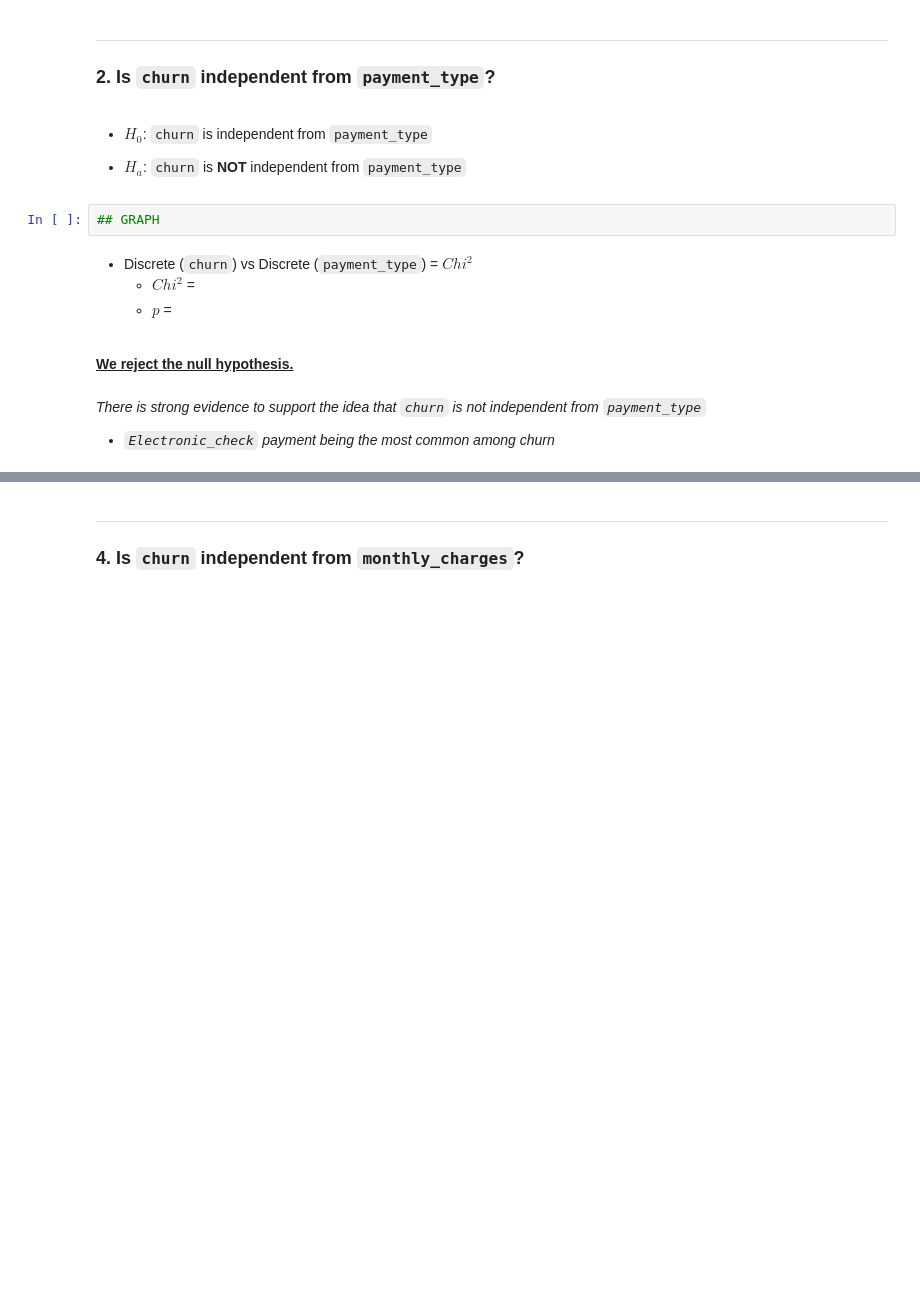
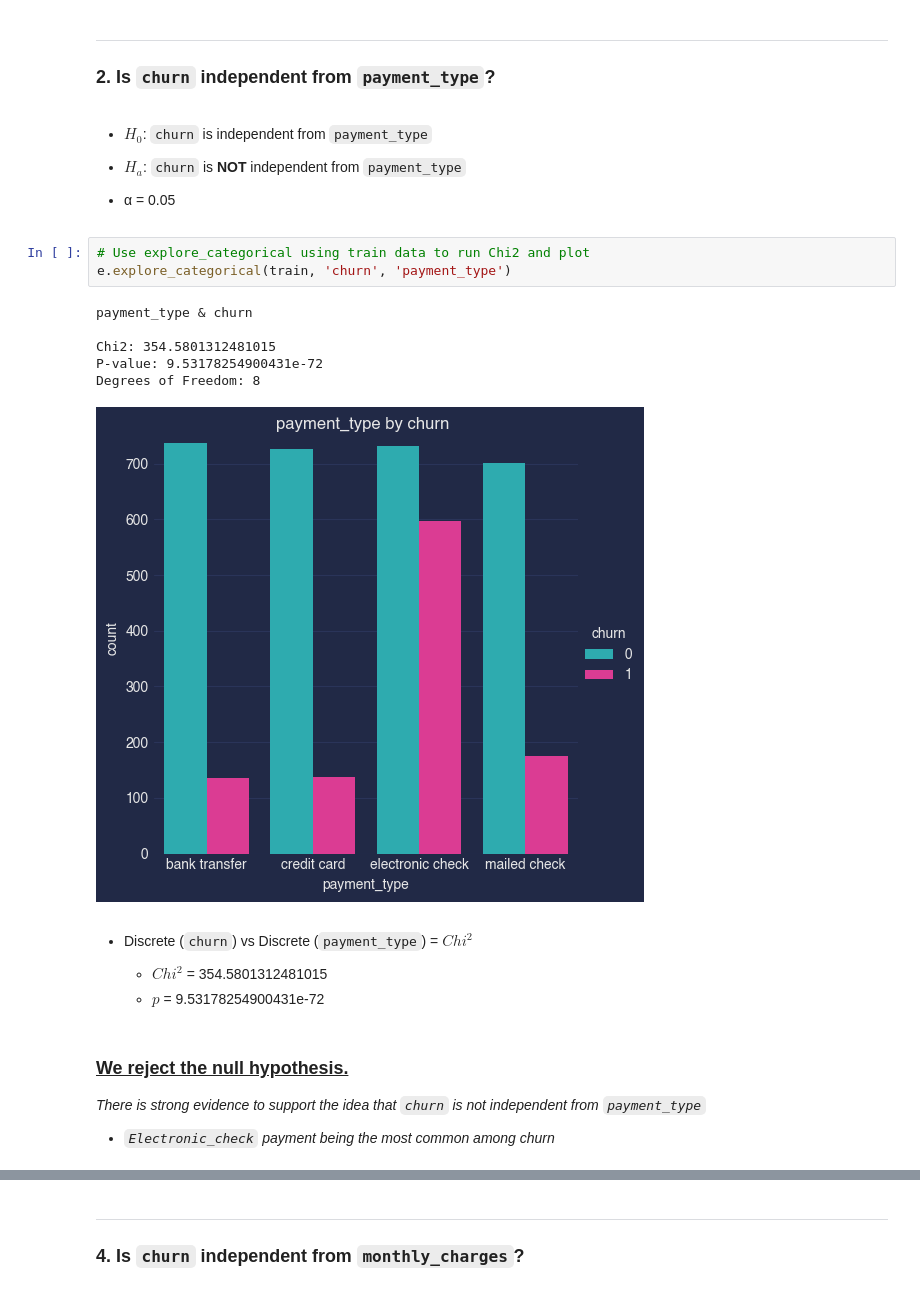
Before and after one commit to Zacharia-Schmitz/Telco_Project, a Jupyter notebook: telco_final.ipynb, the cells around one changed output, grey strips where cells are left out. Drawn from its saved outputs; the diff is of its cells as text; blank space fills up the shorter version.

```diff
--- a/telco_final.ipynb
+++ b/telco_final.ipynb
@@ -124,16 +131,26 @@ plt.style.use('https://github.com/dhaitz/matplotlib-stylesheets/raw/master/pitay
 * $H_0$: `churn` is independent from `payment_type`
 
 * $H_a$: `churn` is **NOT** independent from `payment_type`
+
+* α = 0.05
-# %%
-## GRAPH
+# %%
+# Use explore_categorical using train data to run Chi2 and plot
+e.explore_categorical(train, 'churn', 'payment_type')
+# %% [output]
+payment_type & churn
+
+Chi2: 354.5801312481015
+P-value: 9.53178254900431e-72
+Degrees of Freedom: 8
+[figure, added]
 # %% [markdown]
 * Discrete (`churn`) vs Discrete (`payment_type`) = $Chi^2$
-    - $Chi^2$ =
-    - $p$ =
-<br>
 
-<u><b>We reject the null hypothesis.</b></u>
+    - $Chi^2$ = 354.5801312481015
+    - $p$ = 9.53178254900431e-72
 # %% [markdown]
+### <b> <u> We reject the null hypothesis. </u> </b>
+
 *There is strong evidence to support the idea that `churn` is not independent from `payment_type`*
 - *`Electronic_check` payment being the most common among churn*
 # %% [markdown]
```
Also changed, not shown: parts of 91 cells of this notebook.
